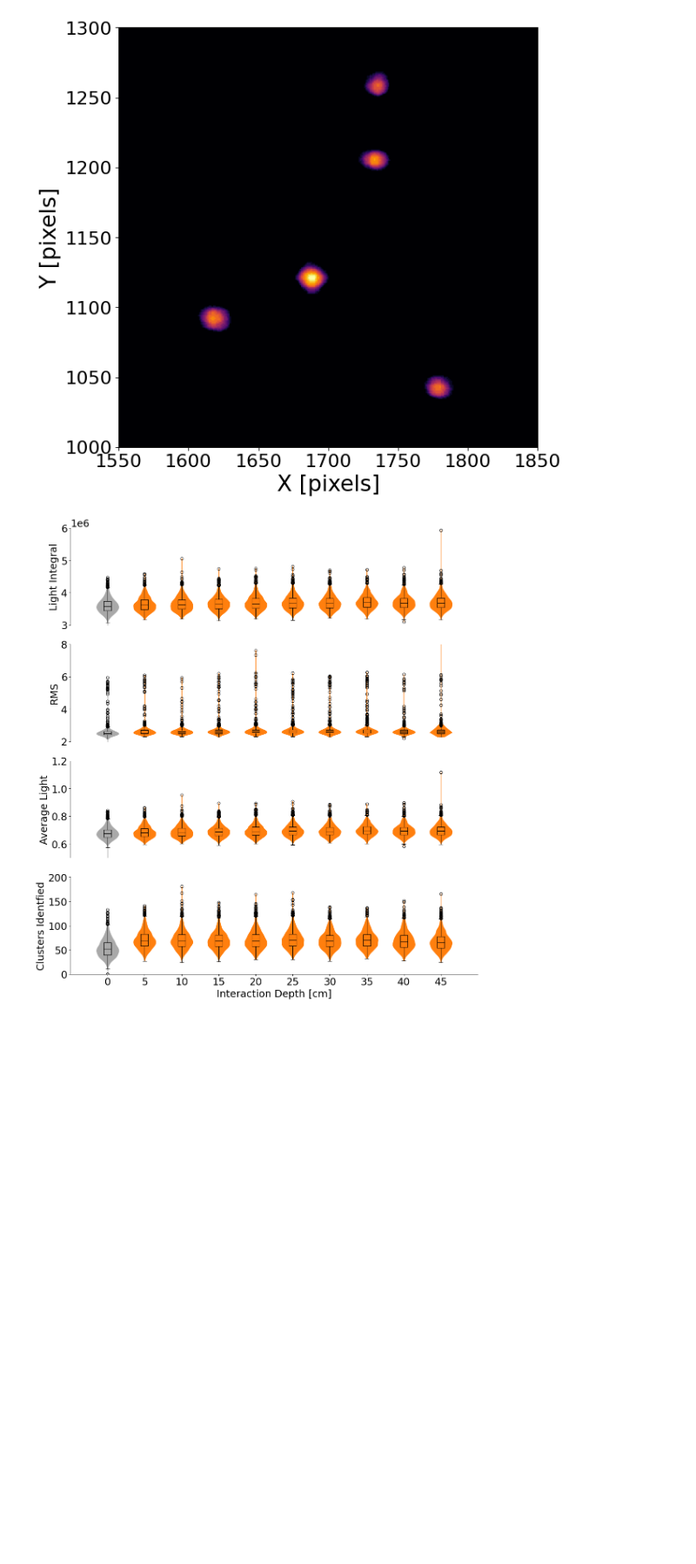
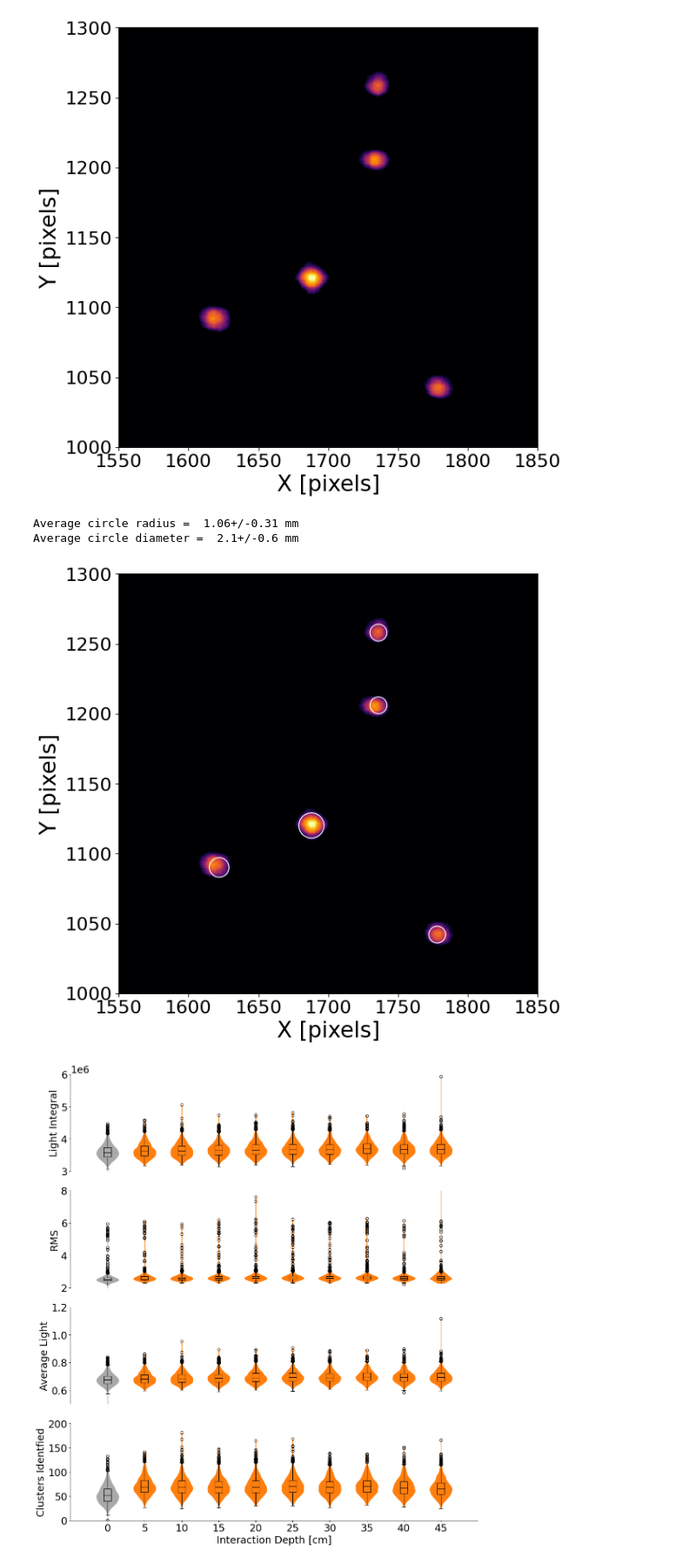
Before and after one commit to RitaROK/Analysis, a Jupyter notebook: Light_response.ipynb, the cells around one changed output. Shown at 87% size. Drawn from its saved outputs; the diff is of its cells as text; code cells hidden in the pictures; blank space fills up the shorter version.

```diff
--- a/Light_response.ipynb
+++ b/Light_response.ipynb
@@ -113,6 +113,38 @@ plt.tight_layout()
 plt.show()
 # %% [output]
 [figure]
+# %%
+#@title Determination of the average radius of the 55Fe spots (Run 5887, Image 100)
+import cv2
+fig, (ax) = plt.subplots(figsize=(8,8), dpi= 80, facecolor='w', edgecolor='k')
+radius = []
+img = np.array(filtered, dtype=np.uint8)
+#gray_image = cv2.cvtColor(img, cv2.COLOR_BGR2GRAY)
+output=img.copy()
+circles = cv2.HoughCircles(img, cv2.HOUGH_GRADIENT, 1, minDist=10, param1=9, param2=9, minRadius=1, maxRadius=20)
+plt.imshow(output, cmap='inferno')
+
+if circles is not None:
+  circles = np.round(circles[0, :]).astype("int")
+  for (x, y, r) in circles:
+    ax.add_patch(plt.Circle((x, y), r, edgecolor='w', facecolor='none'))
+    cv2.circle(output, (x, y), r, (0, 255, 0), 2)
+    #print(x,y,r)
+    radius.append(r)
+
+plt.xlim(1550,1850)
+plt.ylim(1000,1300)
+ax.set_ylabel('Y [pixels]', y=0.5, ha='center', fontsize=24)
+ax.tick_params(axis='both', which='major', labelsize=20)
+ax.set_xlabel('X [pixels]', x=0.5, ha='center', fontsize=24)
+plt.tight_layout()
+plt.plot()
+print('Average circle radius = ', 0.155*ufloat(np.mean(radius), 2*np.std(radius)), 'mm')
+print('Average circle diameter = ', 2*0.155*ufloat(np.mean(radius), 2*np.std(radius)), 'mm')
+# %% [output]
+Average circle radius =  1.06+/-0.31 mm
+Average circle diameter =  2.1+/-0.6 mm
+[figure, added]
 # %%
 #@title Global Variables
 fig, (ax) = plt.subplots(4,1, figsize=(16, 18), dpi= 80, facecolor='w', edgecolor='k')
```
